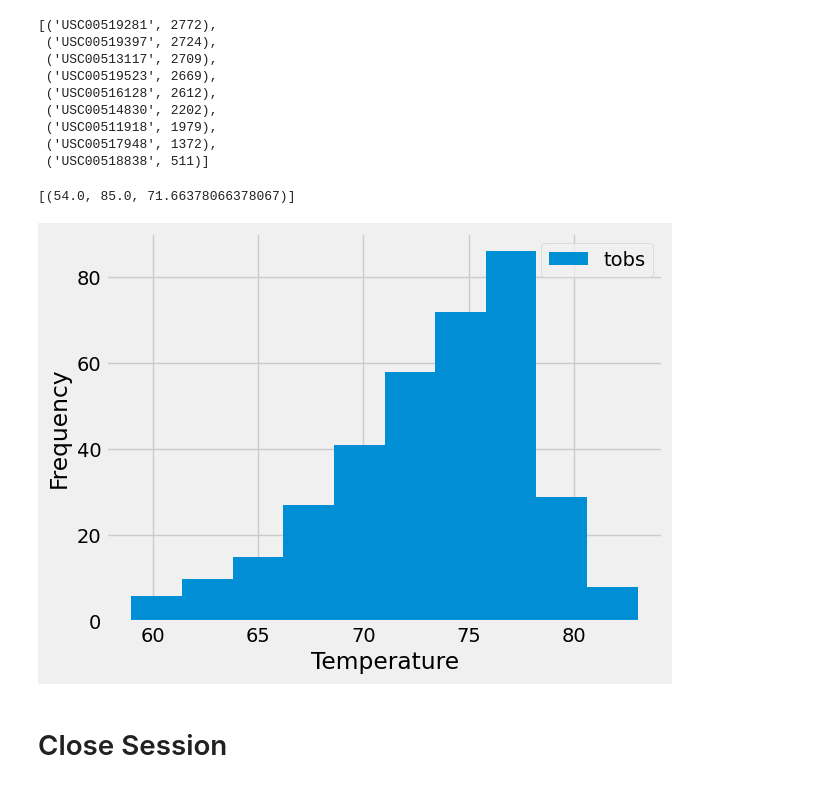
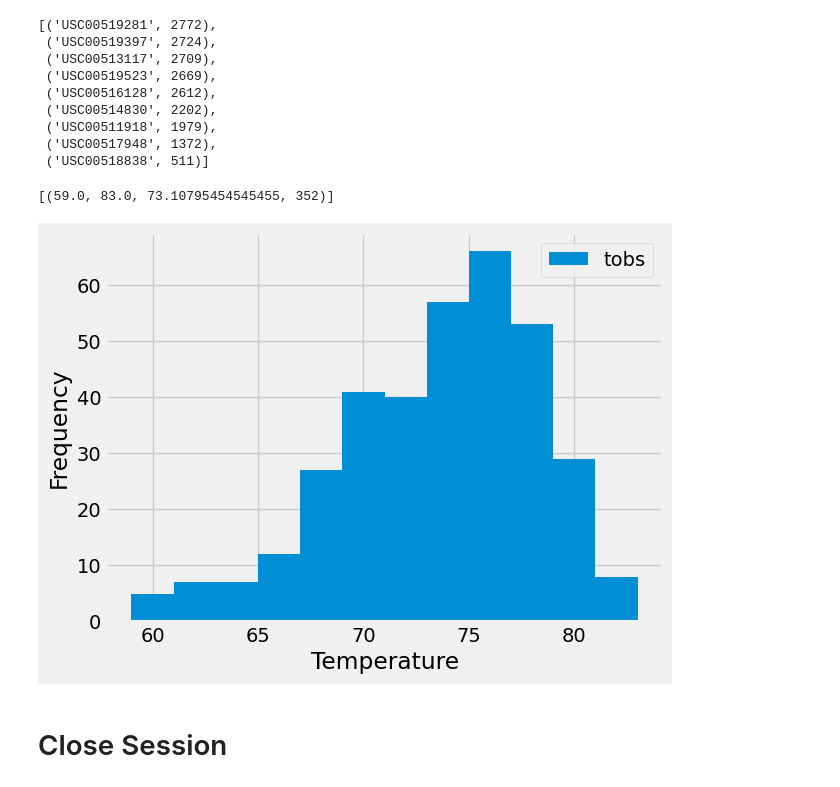
Before and after one commit to gang7777777/sqlalchemy-challenge, a Jupyter notebook: SurfsUp/climate_starter.ipynb, the cells around one changed output. Saved outputs shown, nothing was run; the diff lists cells and outputs as text; code cells hidden in the pictures.

```diff
--- a/SurfsUp/climate_starter.ipynb
+++ b/SurfsUp/climate_starter.ipynb
@@ -119,20 +119,20 @@ most_stations
  ('USC00518838', 511)]
 # %%
 # Using the most active station id from the previous query, calculate the lowest, highest, and average temperature.
-most_active = session.query(func.min(Measurement.tobs), func.max(Measurement.tobs), func.avg(Measurement.tobs)).filter(Measurement.station=='USC00519281').all()
+most_active = session.query(func.min(Measurement.tobs), func.max(Measurement.tobs), func.avg(Measurement.tobs), func.count(Measurement.tobs)).filter(Measurement.station=='USC00519281').filter(Measurement.date >='2016-08-23').all()
 most_active
 # %% [output]
-[(54.0, 85.0, 71.66378066378067)]
+[(59.0, 83.0, 73.10795454545455, 352)]
 # %%
 # Using the most active station id
 # Query the last 12 months of temperature observation data for this station and plot the results as a histogram
 temp_most_active = session.query(Measurement.tobs).filter(Measurement.station=='USC00519281').filter(Measurement.date >='2016-08-23').all()
 temp_active_df = pd.DataFrame(temp_most_active, columns=['tobs'])
-temp_active_df.plot.hist()
+temp_active_df.plot.hist(bins=12)
 plt.xlabel('Temperature')
 plt.show()
 # %% [output]
-[figure, old version]
+[figure, new version]
 # %% [markdown]
 # Close Session
 # %%
```
